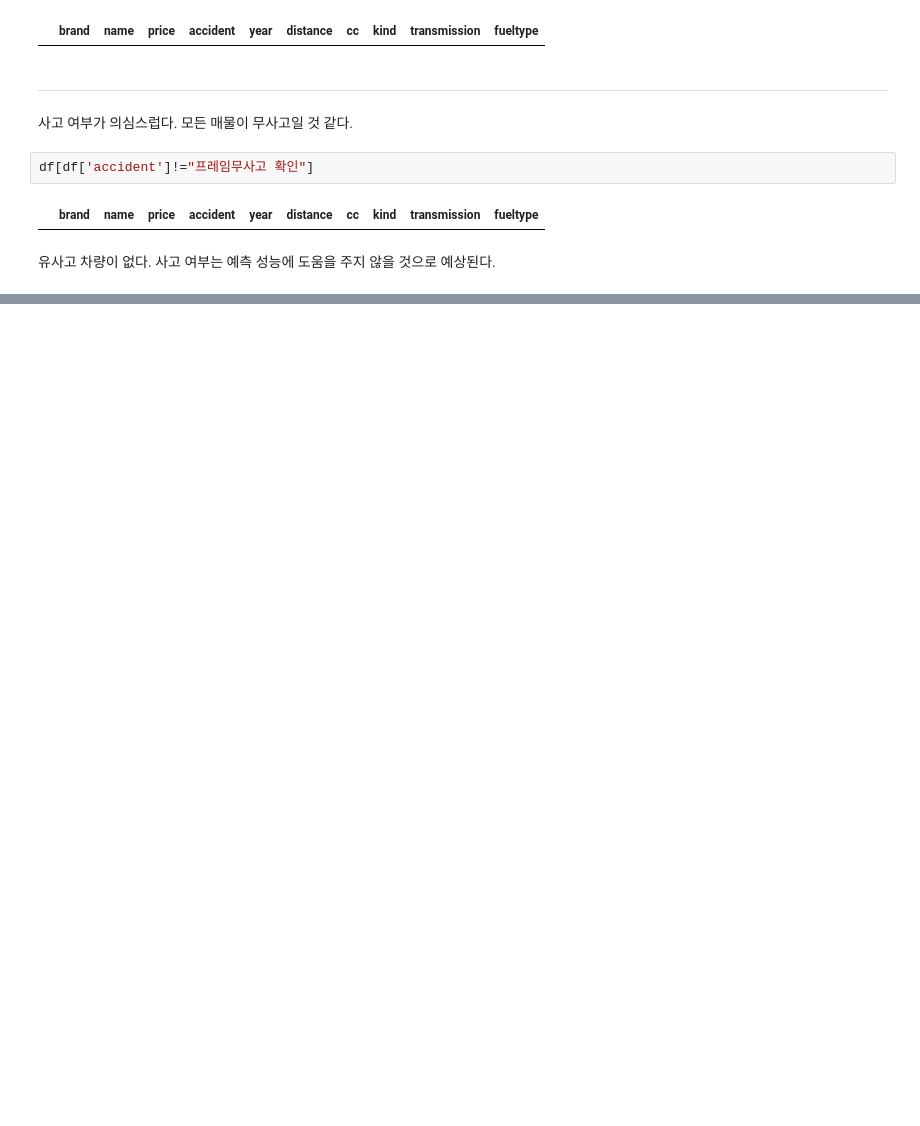
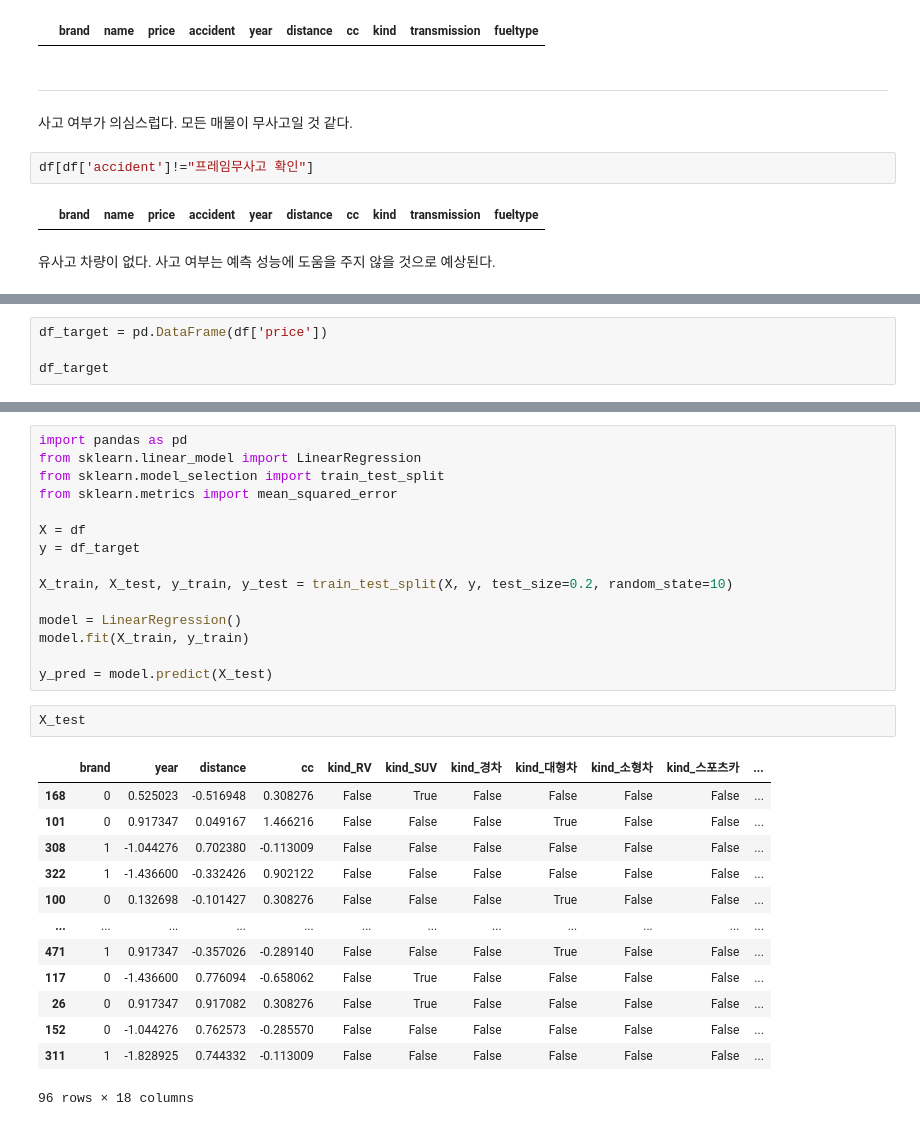
Before and after one commit to yunminseop/LearningModel, a Jupyter notebook: ML/UsedCar.ipynb, the cells around one changed output, grey strips where cells are left out. Drawn from its saved outputs; the diff is of its cells as text; blank space fills up the shorter version.

```diff
--- a/ML/UsedCar.ipynb
+++ b/ML/UsedCar.ipynb
@@ -232,0 +597,4 @@ df[df['accident']!="프레임무사고 확인"]
+# %%
+df_target = pd.DataFrame(df['price'])
+
+df_target
@@ -232,0 +644,31 @@ df[df['accident']!="프레임무사고 확인"]
+# %%
+import pandas as pd
+from sklearn.linear_model import LinearRegression
+from sklearn.model_selection import train_test_split
+from sklearn.metrics import mean_squared_error
+
+X = df
+y = df_target
+
+X_train, X_test, y_train, y_test = train_test_split(X, y, test_size=0.2, random_state=10)
+
+model = LinearRegression()
+model.fit(X_train, y_train)
+
+y_pred = model.predict(X_test)
+# %%
+X_test
+# %% [output]
+|  | brand | year | distance | cc | kind_RV | kind_SUV | kind_경차 | kind_대형차 | kind_소형차 | kind_스포츠카 | ... |
+| 168 | 0 | 0.525023 | -0.516948 | 0.308276 | False | True | False | False | False | False | ... |
+| 101 | 0 | 0.917347 | 0.049167 | 1.466216 | False | False | False | True | False | False | ... |
+| 308 | 1 | -1.044276 | 0.702380 | -0.113009 | False | False | False | False | False | False | ... |
+| 322 | 1 | -1.436600 | -0.332426 | 0.902122 | False | False | False | False | False | False | ... |
+| 100 | 0 | 0.132698 | -0.101427 | 0.308276 | False | False | False | True | False | False | ... |
+| ... | ... | ... | ... | ... | ... | ... | ... | ... | ... | ... | ... |
+| 471 | 1 | 0.917347 | -0.357026 | -0.289140 | False | False | False | True | False | False | ... |
+| 117 | 0 | -1.436600 | 0.776094 | -0.658062 | False | True | False | False | False | False | ... |
+| 26 | 0 | 0.917347 | 0.917082 | 0.308276 | False | True | False | False | False | False | ... |
+| 152 | 0 | -1.044276 | 0.762573 | -0.285570 | False | False | False | False | False | False | ... |
+| 311 | 1 | -1.828925 | 0.744332 | -0.113009 | False | False | False | False | False | False | ... |
+96 rows × 18 columns
```
Also changed, not shown: parts of 86 cells of this notebook.
